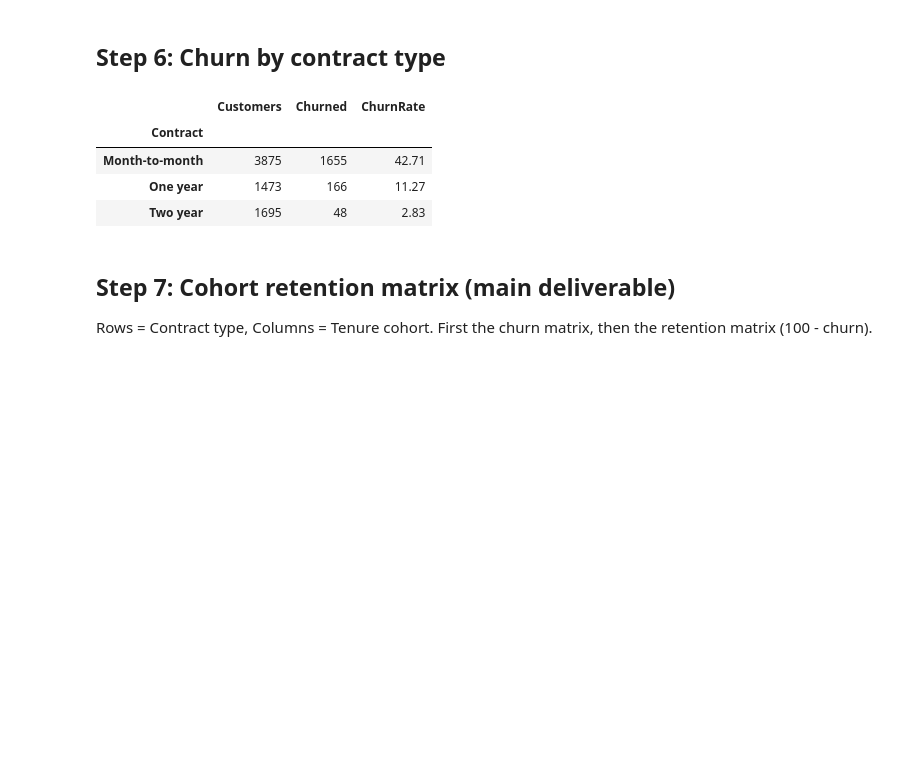
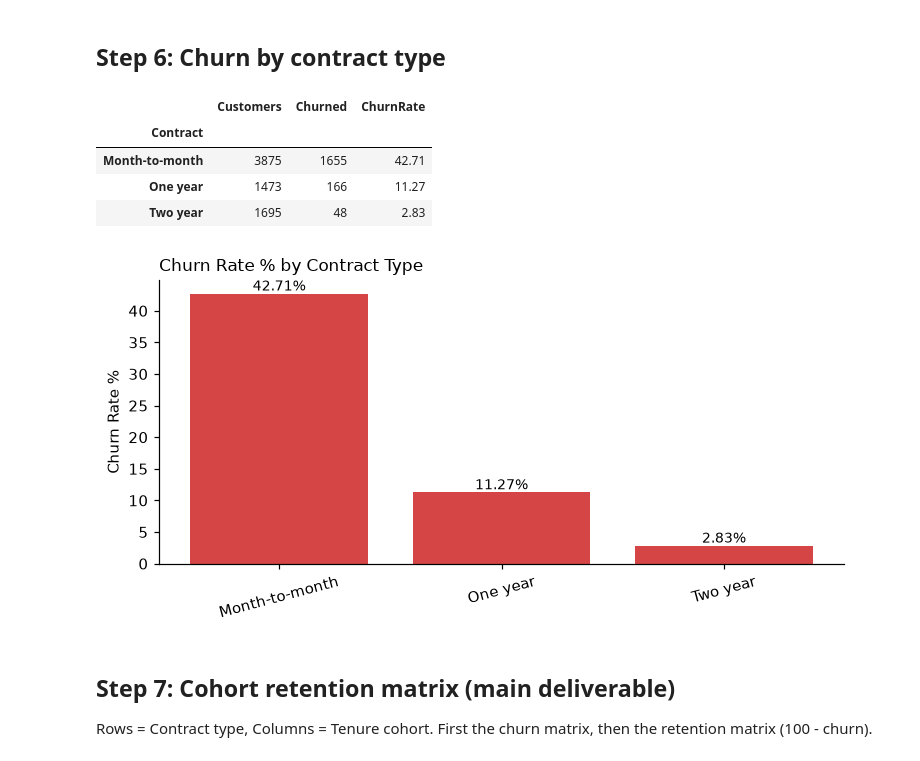
Before and after one commit to MohammedTech28/Datheon_Data_Analytics_-_Power_BI_Internship, a Jupyter notebook: Task_3/churn_analysis.ipynb, the cells around one changed output. Cells and saved outputs as stored; diff of their text form; code cells hidden in the pictures; blank space fills up the shorter version.

```diff
--- a/Task_3/churn_analysis.ipynb
+++ b/Task_3/churn_analysis.ipynb
@@ -163,20 +208,21 @@ fig.show()
 # %%
 contract_tbl = (df.groupby("Contract")["ChurnFlag"]
                   .agg(Customers="count", Churned="sum", ChurnRate="mean"))
 contract_tbl["ChurnRate"] = (contract_tbl["ChurnRate"] * 100).round(2)
 display(contract_tbl)
 
 fig = px.bar(contract_tbl.reset_index(), x="Contract", y="ChurnRate", text="ChurnRate",
              title="Churn Rate % by Contract Type", color="ChurnRate", color_continuous_scale="Reds")
 fig.update_traces(texttemplate="%{text:.1f}%", textposition="outside")
 fig.write_html(OUT_DIR / "02_churn_by_contract.html")
-fig.show()
+static_bar(contract_tbl.index, contract_tbl["ChurnRate"], "Churn Rate % by Contract Type")
 # %% [output]
 |  | Customers | Churned | ChurnRate |
 | Contract |  |  |  |
 | Month-to-month | 3875 | 1655 | 42.71 |
 | One year | 1473 | 166 | 11.27 |
 | Two year | 1695 | 48 | 2.83 |
+[figure, added]
 # %% [markdown]
 ## Step 7: Cohort retention matrix (main deliverable)
 Rows = Contract type, Columns = Tenure cohort. First the churn matrix, then the retention matrix (100 - churn).
```
Also changed, not shown: parts of 8 cells of this notebook.
